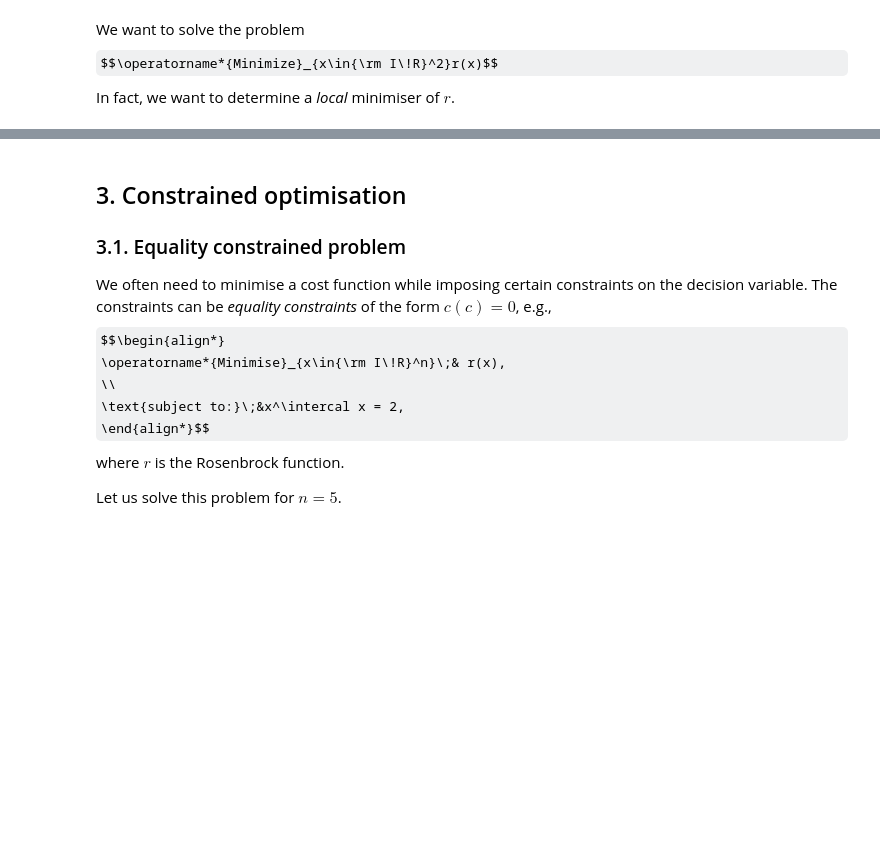
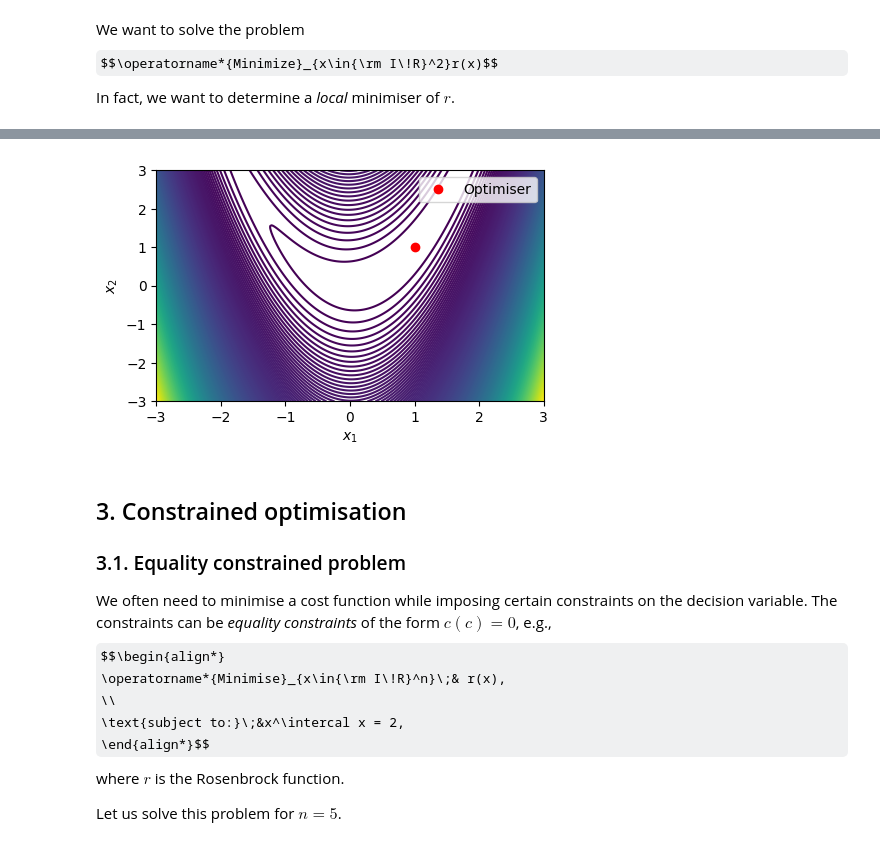
Before and after one commit to Gijinkstra/EstimationTheoryNotebooks, a Jupyter notebook: bayesian/1_optimization.ipynb, the cells around one changed output, grey strips where cells are left out. Saved outputs shown, nothing was run; the diff lists cells and outputs as text; code cells hidden in the pictures; some formulas as TeX source; blank space fills up the shorter version.

```diff
--- a/bayesian/1_optimization.ipynb
+++ b/bayesian/1_optimization.ipynb
@@ -111,3 +110,13 @@ The gradient of the cost function at the solution is [-3.4917e-04  1.2445e-05]
+# %%
+plt.figure(figsize=(5, 3))
+plt.contour(X, Y, f(X, Y), 300)
+plt.xlabel('$x_1$')
+plt.ylabel('$x_2$')
+plt.plot(res.x[0], res.x[1], 'ro', label='Optimiser')
+plt.legend()
+plt.show()
+# %% [output]
+[figure, added]
 # %% [markdown]
 ## 3. Constrained optimisation
 
```
Also changed, not shown: parts of 5 cells of this notebook, 4 other files.
